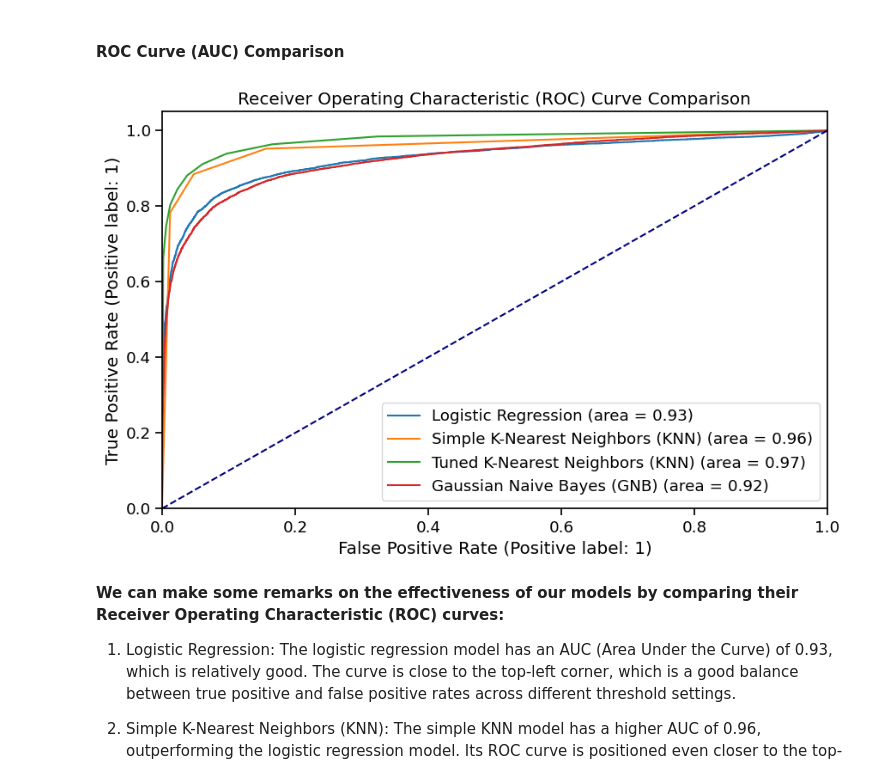
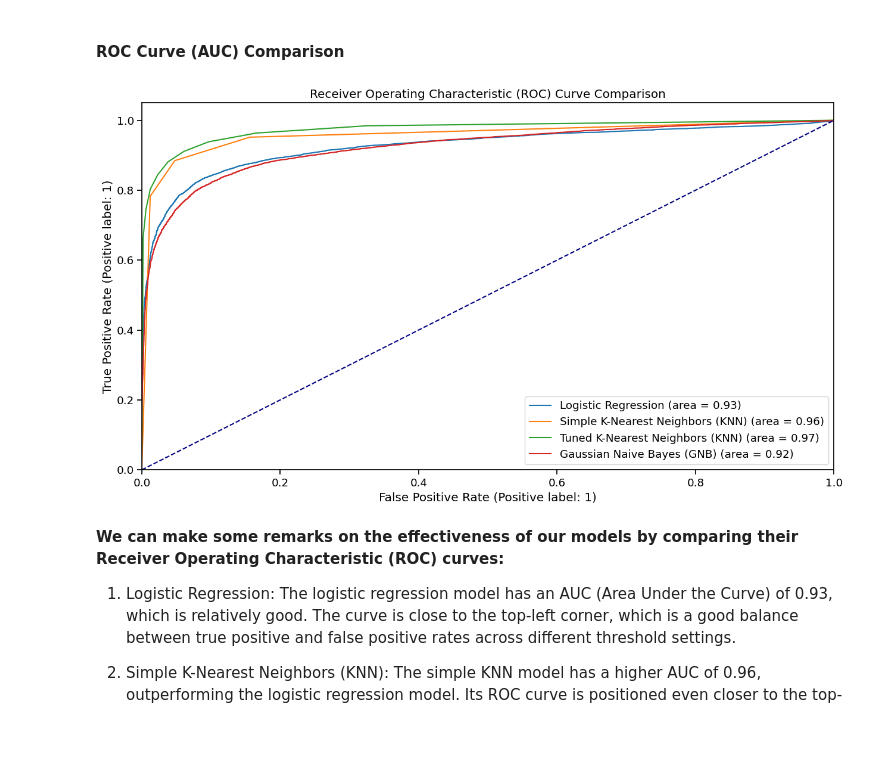
Before and after one commit to leonguyen18/MQ-Data-Science-Project, a Jupyter notebook: 48203971_Portfolio4.ipynb, the cells around one changed output. Cells and saved outputs as stored; diff of their text form; code cells hidden in the pictures; blank space fills up the shorter version.

```diff
--- a/48203971_Portfolio4.ipynb
+++ b/48203971_Portfolio4.ipynb
@@ -160,6 +178,9 @@ for col in actual_num_columns:
     sns.histplot(df[col], ax = ax[0], color= muted_colors[0]) # 1st plot
     sns.boxplot(x = df[col], ax= ax[1], palette= 'muted') # 2nd plot
 
+    # Add titles to the plots
+    ax[0].set_title(f'Histogram of {col}')
+    ax[1].set_title(f'Boxplot of {col}')
 
     # If the column is 'Departure Delay' or 'Arrival Delay', adjust the y-axis limits for better visualization
     if col in ['Departure Delay', 'Arrival Delay']:
@@ -197,6 +218,9 @@ for i, column in enumerate(columns):
     # Create a count plot on the subplot
     sns.countplot(x=column, data=df, palette= 'muted', ax=axes[row, col])
 
+    # Add a title to the subplot
+    axes[row, col].set_title(f'Count Plot of {column}')
+
 # Adjust the space between subplots
 plt.subplots_adjust(wspace=0.3, hspace=0.3)
 
@@ -388,7 +418,7 @@ def class_encode(x):
     '''
     Convert class into numerical value.
         Parameters:
-        x (str): Class as 'Business', 'Personal'.
+        x (str): Class as 'Business', 'Economy Plus', 'Economy'.
 
         Returns:
         int: Numerical value of class (2 for 'Business', 1 for 'Economy Plus', 0 for 'Economy').
@@ -417,14 +447,15 @@ def satisfaction_encode(x):
 
 
 def data_cleaning(df):
-    df.dropna(inplace=True)
-    df['Gender'] = df['Gender'].apply(gender_encode)
-    df['Customer Type'] = df['Customer Type'].apply(customer_type_encode)
-    df['Type of Travel'] = df['Type of Travel'].apply(travel_type_encode)
-    df['Class'] = df['Class'].apply(class_encode)
-    df['Satisfaction'] = df['Satisfaction'].apply(satisfaction_encode)
+    df_copy = df.copy()
+    df_copy.dropna(inplace=True)
+    df_copy['Gender'] = df_copy['Gender'].apply(gender_encode)
+    df_copy['Customer Type'] = df_copy['Customer Type'].apply(customer_type_encode)
+    df_copy['Type of Travel'] = df_copy['Type of Travel'].apply(travel_type_encode)
+    df_copy['Class'] = df_copy['Class'].apply(class_encode)
+    df_copy['Satisfaction'] = df_copy['Satisfaction'].apply(satisfaction_encode)
 
-    return df
+    return df_copy
 
 df_cleaned = data_cleaning(df)
 # %%
@@ -614,7 +640,9 @@ def model_running(model, X_train_scaled, y_train, X_test_scaled, y_test, verbose
         Function description:
         - The function begins by training the provided model on the scaled training data (X_train_scaled) and corresponding target values (y_train).
         - After training, it makes predictions on both the training set (X_train_scaled) and the test set (X_test_scaled).
-        - Finally, it prints the accuracy scores and classification reports for both training and test sets, providing insights into the model's effectiveness.
+        - It then computes and prints the accuracy scores, balanced accuracy scores, F1 scores, and ROC AUC scores for both the training and test sets.
+        - It also generates and displays the confusion matrices for both sets.
+        - Finally, it plots the ROC curves for both the training and test sets, providing a comprehensive view of the model's performance.
 
         Parameters:
         - model: The machine learning model object to be trained and evaluated. It must implement the fit and predict methods.
@@ -696,7 +724,7 @@ def model_running(model, X_train_scaled, y_train, X_test_scaled, y_test, verbose
     fig, ax = plt.subplots(2, 2, figsize=(15, 12))
 
     # Adjust the space between subplots
-    plt.subplots_adjust(wspace=0.1, hspace = 0.3)
+    plt.subplots_adjust(wspace=0.3, hspace = 0.3)
 
     # Plot confusion matrix for training set
     disp_train = ConfusionMatrixDisplay(confusion_matrix=cm_train, display_labels=model.classes_)
@@ -939,30 +969,30 @@ __The Performance Metrics table highlights the evaluation of each model on the t
 # %%
 # Define a list of obtained models and their corresponding y_score_test
 models = [(model_lr, y_score_test_lr), (model_knn, y_score_test_knn), (model_knnb, y_score_test_knnb), (model_gnb, y_score_test_gnb)]
 
-plt.figure(figsize=(10, 6))
+plt.figure(figsize=(15, 8))
 for (model, y_score_test), name in zip(models, model_names):
     # Compute ROC curve and ROC area
     fpr, tpr, _ = roc_curve(y_test, y_score_test[:, 1])
     roc_auc = auc(fpr, tpr)
 
     # Plot ROC curve
     plt.plot(fpr, tpr, label=f'{name} (area = {roc_auc:.2f})')
 
 # Plot Random Guessing Line (RGL)
 plt.plot([0, 1], [0, 1], color='navy', linestyle='--')
 
 # Set plot labels and legend
 plt.xlim([0.0, 1.0])
 plt.ylim([0.0, 1.05])
 plt.xlabel('False Positive Rate (Positive label: 1)')
 plt.ylabel('True Positive Rate (Positive label: 1)')
 plt.title('Receiver Operating Characteristic (ROC) Curve Comparison')
 plt.legend(loc="lower right")
 
 plt.show()
 # %% [output]
-[figure, old version]
+[figure, new version]
 # %% [markdown]
 __We can make some remarks on the effectiveness of our models by comparing their Receiver Operating Characteristic (ROC) curves:__
 
```
Also changed, not shown: parts of 19 cells of this notebook, 1 other file.
